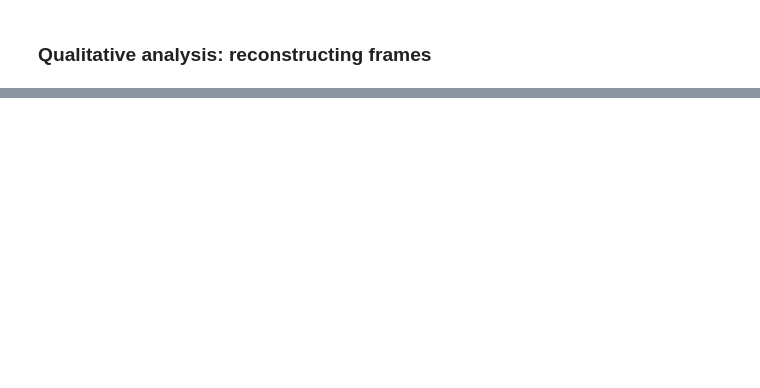
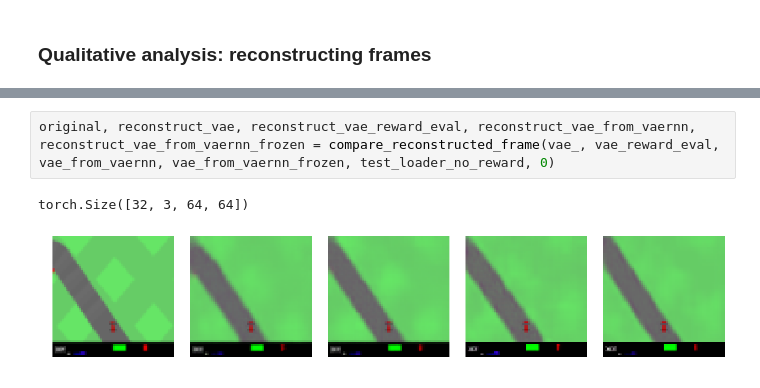
Before and after one commit to megsano/goal_driven_world_models, a Jupyter notebook: testvae.ipynb, the cells around one changed output, grey strips where cells are left out. Cells and saved outputs as stored; diff of their text form; blank space fills up the shorter version.

```diff
--- a/testvae.ipynb
+++ b/testvae.ipynb
@@ -176,0 +693,5 @@ torch.Size([32, 3, 64, 64])
+# %%
+original, reconstruct_vae, reconstruct_vae_reward_eval, reconstruct_vae_from_vaernn, reconstruct_vae_from_vaernn_frozen = compare_reconstructed_frame(vae_, vae_reward_eval, vae_from_vaernn, vae_from_vaernn_frozen, test_loader_no_reward, 0)
+# %% [output]
+torch.Size([32, 3, 64, 64])
+[figure, added]
```
Also changed, not shown: parts of 137 cells of this notebook.
